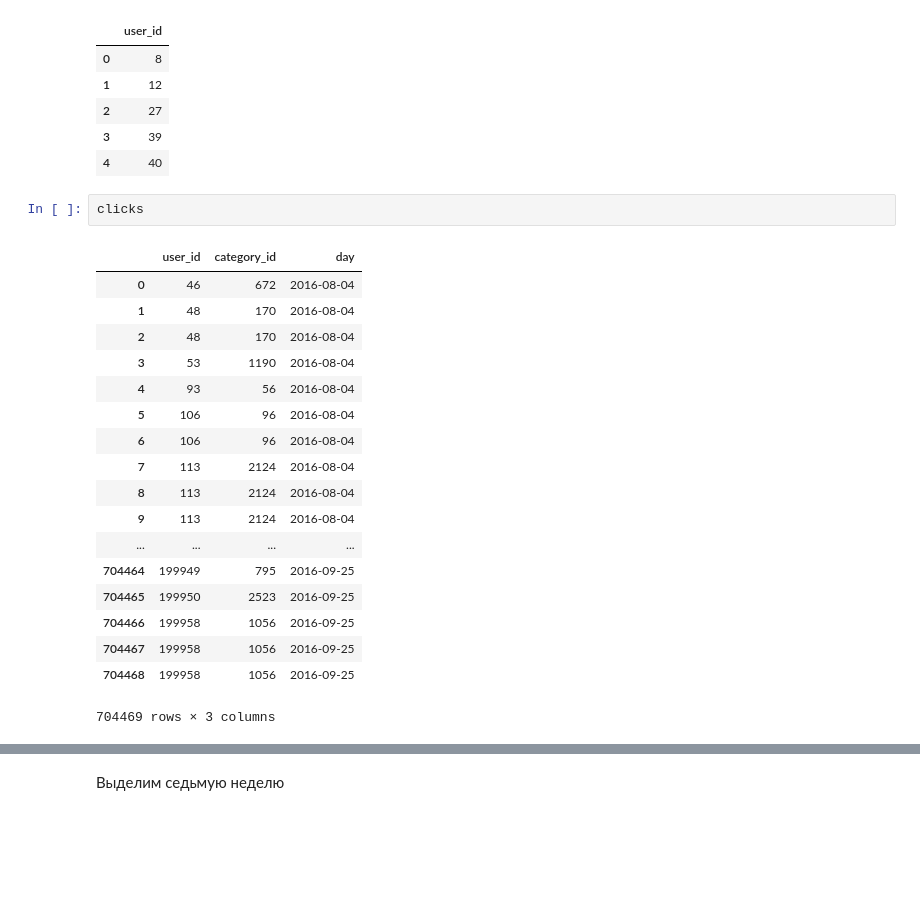
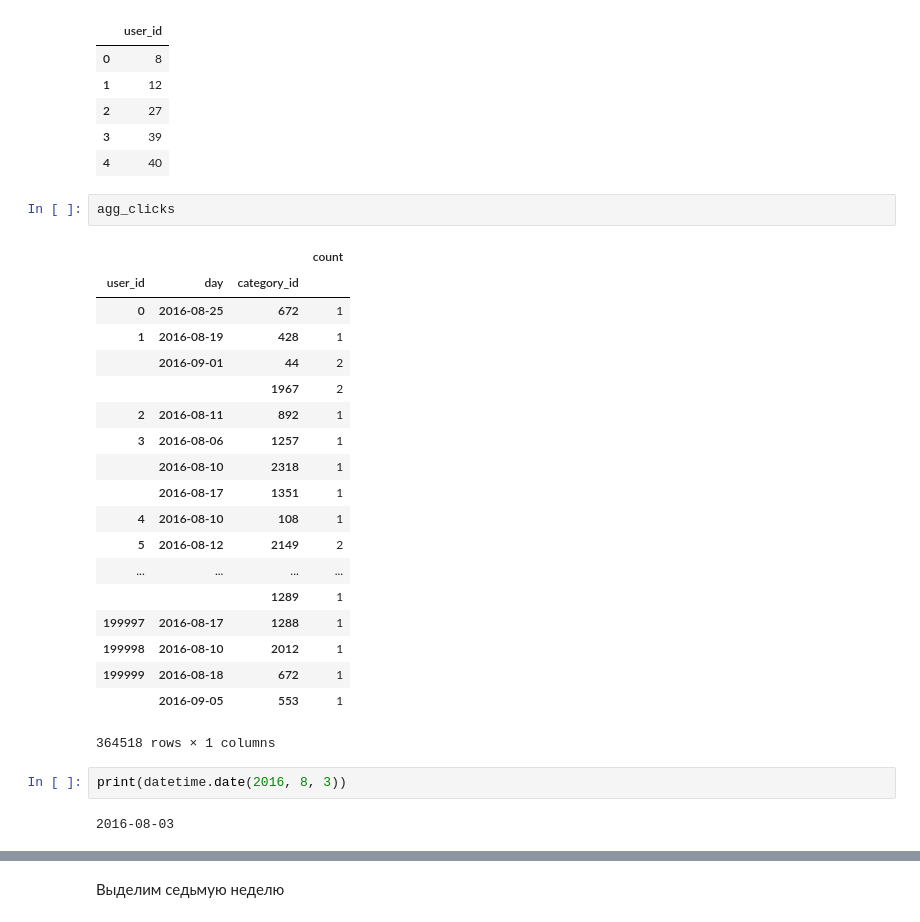
Before and after one commit to alexsyrom/shad_ml_2_3, a Jupyter notebook: first.ipynb, the cells around one changed output, grey strips where cells are left out. Drawn from its saved outputs; the diff is of its cells as text; blank space fills up the shorter version.

```diff
--- a/first.ipynb
+++ b/first.ipynb
@@ -105,24 +121,29 @@ test_users.head()
 | 2 | 27 |
 | 3 | 39 |
 | 4 | 40 |
-# %%
-clicks
-# %% [output]
-|  | user_id | category_id | day |
-| 0 | 46 | 672 | 2016-08-04 |
-| 1 | 48 | 170 | 2016-08-04 |
-| 2 | 48 | 170 | 2016-08-04 |
-| 3 | 53 | 1190 | 2016-08-04 |
-| 4 | 93 | 56 | 2016-08-04 |
-| 5 | 106 | 96 | 2016-08-04 |
-| 6 | 106 | 96 | 2016-08-04 |
-| 7 | 113 | 2124 | 2016-08-04 |
-| 8 | 113 | 2124 | 2016-08-04 |
-| 9 | 113 | 2124 | 2016-08-04 |
-| ... | ... | ... | ... |
-| 704464 | 199949 | 795 | 2016-09-25 |
-| 704465 | 199950 | 2523 | 2016-09-25 |
-| 704466 | 199958 | 1056 | 2016-09-25 |
-| 704467 | 199958 | 1056 | 2016-09-25 |
-| 704468 | 199958 | 1056 | 2016-09-25 |
-704469 rows × 3 columns
+# %%
+agg_clicks
+# %% [output]
+|  |  |  | count |
+| user_id | day | category_id |  |
+| 0 | 2016-08-25 | 672 | 1 |
+| 1 | 2016-08-19 | 428 | 1 |
+|  | 2016-09-01 | 44 | 2 |
+|  |  | 1967 | 2 |
+| 2 | 2016-08-11 | 892 | 1 |
+| 3 | 2016-08-06 | 1257 | 1 |
+|  | 2016-08-10 | 2318 | 1 |
+|  | 2016-08-17 | 1351 | 1 |
+| 4 | 2016-08-10 | 108 | 1 |
+| 5 | 2016-08-12 | 2149 | 2 |
+| ... | ... | ... | ... |
+|  |  | 1289 | 1 |
+| 199997 | 2016-08-17 | 1288 | 1 |
+| 199998 | 2016-08-10 | 2012 | 1 |
+| 199999 | 2016-08-18 | 672 | 1 |
+|  | 2016-09-05 | 553 | 1 |
+364518 rows × 1 columns
+# %%
+print(datetime.date(2016, 8, 3))
+# %% [output]
+2016-08-03
```
Also changed, not shown: parts of 18 cells of this notebook, 1 other file.
